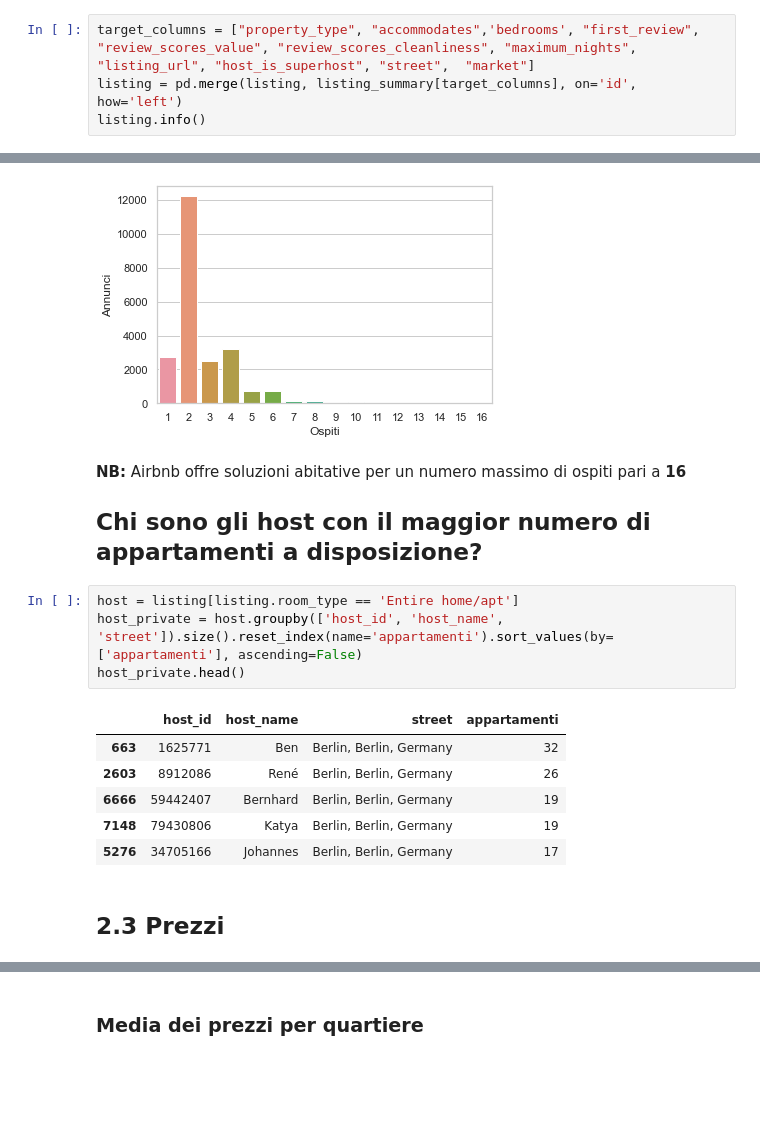
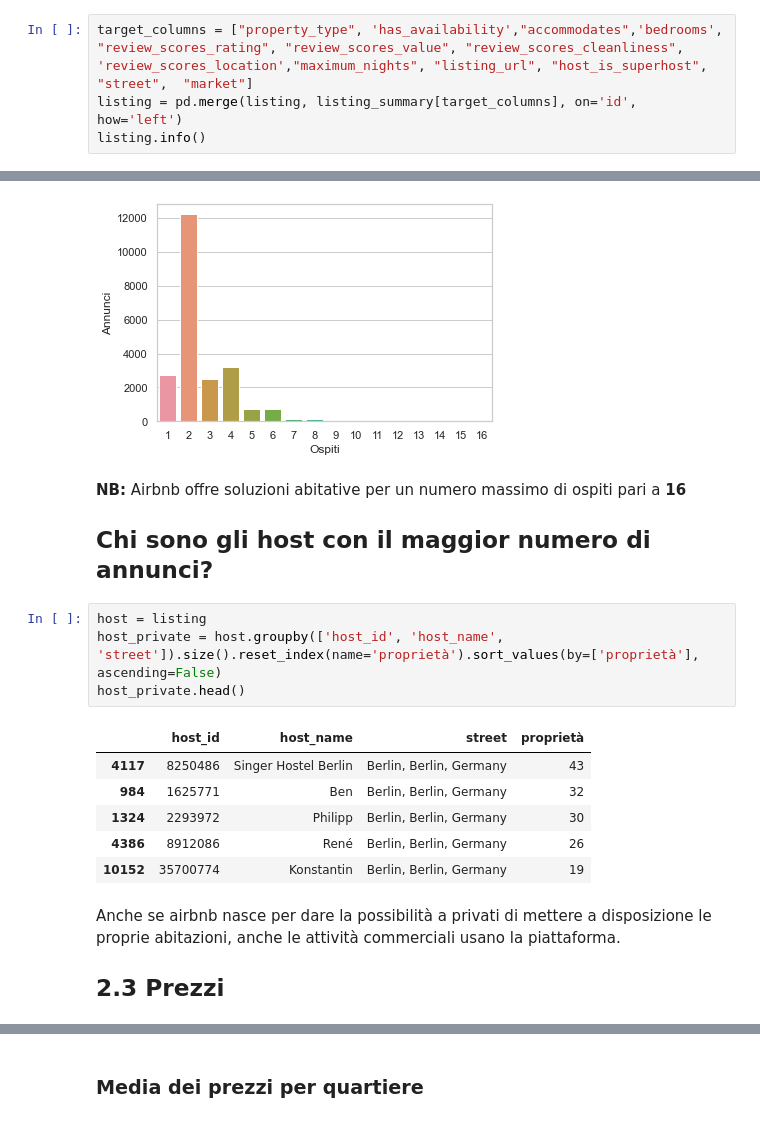
Before and after one commit to ff225/DataAnalytics, a Jupyter notebook: BerlinAirBnb.ipynb, the cells around one changed output, grey strips where cells are left out. Cells and saved outputs as stored; diff of their text form; blank space fills up the shorter version.

```diff
--- a/BerlinAirBnb.ipynb
+++ b/BerlinAirBnb.ipynb
@@ -93,7 +92,7 @@ Index(['listing_url', 'scrape_id', 'last_scraped', 'name', 'summary', 'space',
 Il dataframe *listing_summary* contiene 95 variabili. Per questa esercitazione terrò solo le variabili che ho ritenuto
 utili alla fase successiva di exploratory data analysis.
 # %%
-target_columns = ["property_type", "accommodates",'bedrooms', "first_review", "review_scores_value", "review_scores_cleanliness", "maximum_nights", "listing_url", "host_is_superhost", "street",  "market"]
+target_columns = ["property_type", 'has_availability',"accommodates",'bedrooms', "review_scores_rating", "review_scores_value", "review_scores_cleanliness", 'review_scores_location',"maximum_nights", "listing_url", "host_is_superhost", "street",  "market"]
 listing = pd.merge(listing, listing_summary[target_columns], on='id', how='left')
 listing.info()
 # %% [output]
@@ -208,20 +207,23 @@ Text(0, 0.5, 'Annunci')
 [figure]
 # %% [markdown]
 __NB:__ Airbnb offre soluzioni abitative per un numero massimo di ospiti pari a __16__
-## Chi sono gli host con il maggior numero di appartamenti a disposizione?
+## Chi sono gli host con il maggior numero di annunci?
 # %%
-host = listing[listing.room_type == 'Entire home/apt']
-host_private = host.groupby(['host_id', 'host_name', 'street']).size().reset_index(name='appartamenti').sort_values(by=['appartamenti'], ascending=False)
+host = listing
+host_private = host.groupby(['host_id', 'host_name', 'street']).size().reset_index(name='proprietà').sort_values(by=['proprietà'], ascending=False)
 host_private.head()
 # %% [output]
-|  | host_id | host_name | street | appartamenti |
-| 663 | 1625771 | Ben | Berlin, Berlin, Germany | 32 |
-| 2603 | 8912086 | René | Berlin, Berlin, Germany | 26 |
-| 6666 | 59442407 | Bernhard | Berlin, Berlin, Germany | 19 |
-| 7148 | 79430806 | Katya | Berlin, Berlin, Germany | 19 |
-| 5276 | 34705166 | Johannes | Berlin, Berlin, Germany | 17 |
+|  | host_id | host_name | street | proprietà |
+| 4117 | 8250486 | Singer Hostel Berlin | Berlin, Berlin, Germany | 43 |
+| 984 | 1625771 | Ben | Berlin, Berlin, Germany | 32 |
+| 1324 | 2293972 | Philipp | Berlin, Berlin, Germany | 30 |
+| 4386 | 8912086 | René | Berlin, Berlin, Germany | 26 |
+| 10152 | 35700774 | Konstantin | Berlin, Berlin, Germany | 19 |
-# %% [markdown]
-## 2.3 Prezzi
+# %% [markdown]
+Anche se airbnb nasce per dare la possibilità a privati di mettere a disposizione le proprie abitazioni,
+anche le attività commerciali usano la piattaforma.
+
+## 2.3 Prezzi
 # %%
 #plt.figure(figsize=(5,5))
 #g = sns.PairGrid(hue_order='room_type', data=listing)
```
Also changed, not shown: parts of 19 cells of this notebook.
